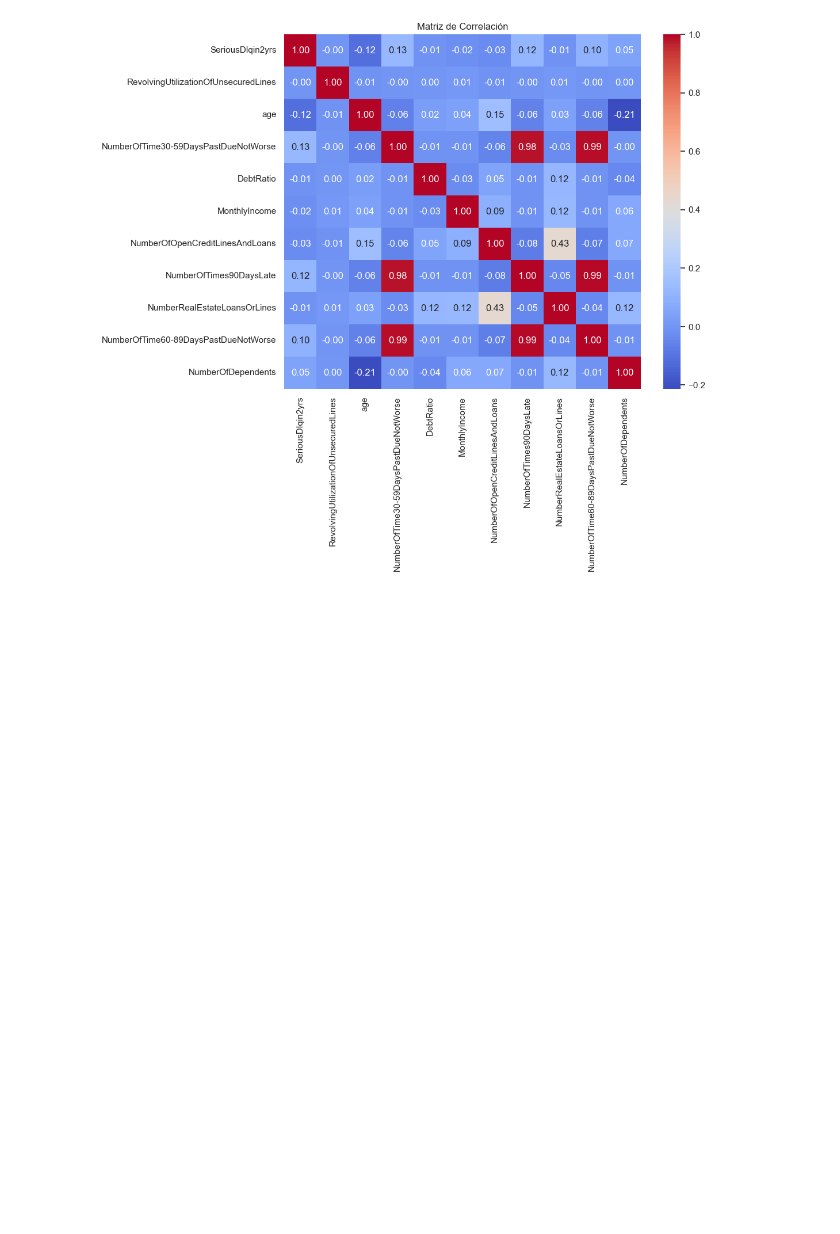
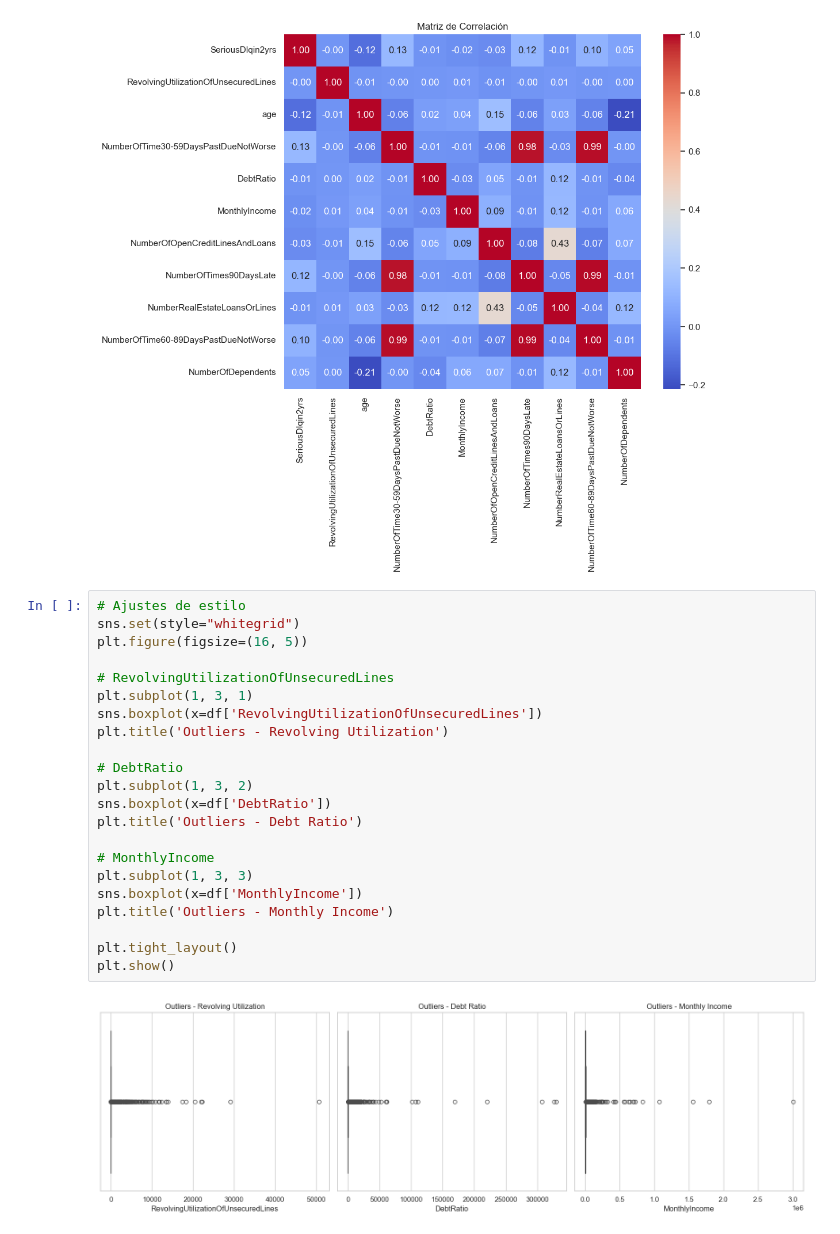
Before and after one commit to sn1800/scoring-crediticio-ml, a Jupyter notebook: notebooks/01_exploracion_dataset.ipynb, the cells around one changed output. Saved outputs shown, nothing was run; the diff lists cells and outputs as text; blank space fills up the shorter version.

```diff
--- a/notebooks/01_exploracion_dataset.ipynb
+++ b/notebooks/01_exploracion_dataset.ipynb
@@ -76,3 +134,27 @@ plt.title('Matriz de Correlación')
 plt.show()
 # %% [output]
 [figure]
+# %%
+# Ajustes de estilo
+sns.set(style="whitegrid")
+plt.figure(figsize=(16, 5))
+
+# RevolvingUtilizationOfUnsecuredLines
+plt.subplot(1, 3, 1)
+sns.boxplot(x=df['RevolvingUtilizationOfUnsecuredLines'])
+plt.title('Outliers - Revolving Utilization')
+
+# DebtRatio
+plt.subplot(1, 3, 2)
+sns.boxplot(x=df['DebtRatio'])
+plt.title('Outliers - Debt Ratio')
+
+# MonthlyIncome
+plt.subplot(1, 3, 3)
+sns.boxplot(x=df['MonthlyIncome'])
+plt.title('Outliers - Monthly Income')
+
+plt.tight_layout()
+plt.show()
+# %% [output]
+[figure, added]
```
Also changed, not shown: parts of 5 cells of this notebook, 6 other files.
